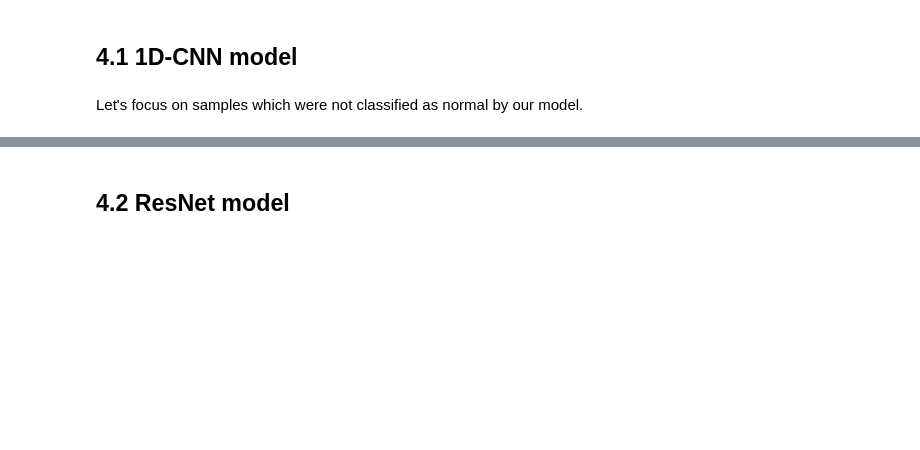
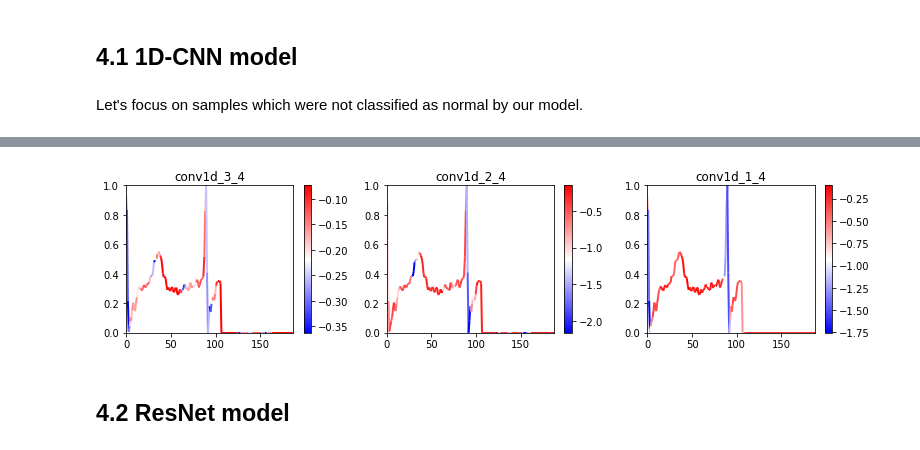
Before and after one commit to DatenBiene/Medical_Time_Series_Calssification, a Jupyter notebook: MIT_BIH.ipynb, the cells around one changed output, grey strips where cells are left out. Drawn from its saved outputs; the diff is of its cells as text; code cells hidden in the pictures; blank space fills up the shorter version.

```diff
--- a/MIT_BIH.ipynb
+++ b/MIT_BIH.ipynb
@@ -392,7 +390,8 @@ from interpretation.cam import display_conv_activations
 # %% [markdown]
 ## 4.1 1D-CNN model
 # %%
-cnn_model = tf.keras.models.load_model('outputs/output_1DCNN/best_model.hdf5')
+cnn_model = tf.keras.models.load_model('outputs/output_1DCNN/best_model.hdf5',
+                                       custom_objects={'SWA': tfa.optimizers.SWA})
 # %% [markdown]
 Let's focus on samples which were not classified as normal by our model.
 # %%
@@ -409,3 +407,7 @@ ValueError: ignored
+# %%
+display_conv_activations(cnn_model,xtest_r[not_normal[1]])
+# %% [output]
+[figure, added]
 # %% [markdown]
 ## 4.2 ResNet model
 # %%
```
Also changed, not shown: parts of 7 cells of this notebook.
